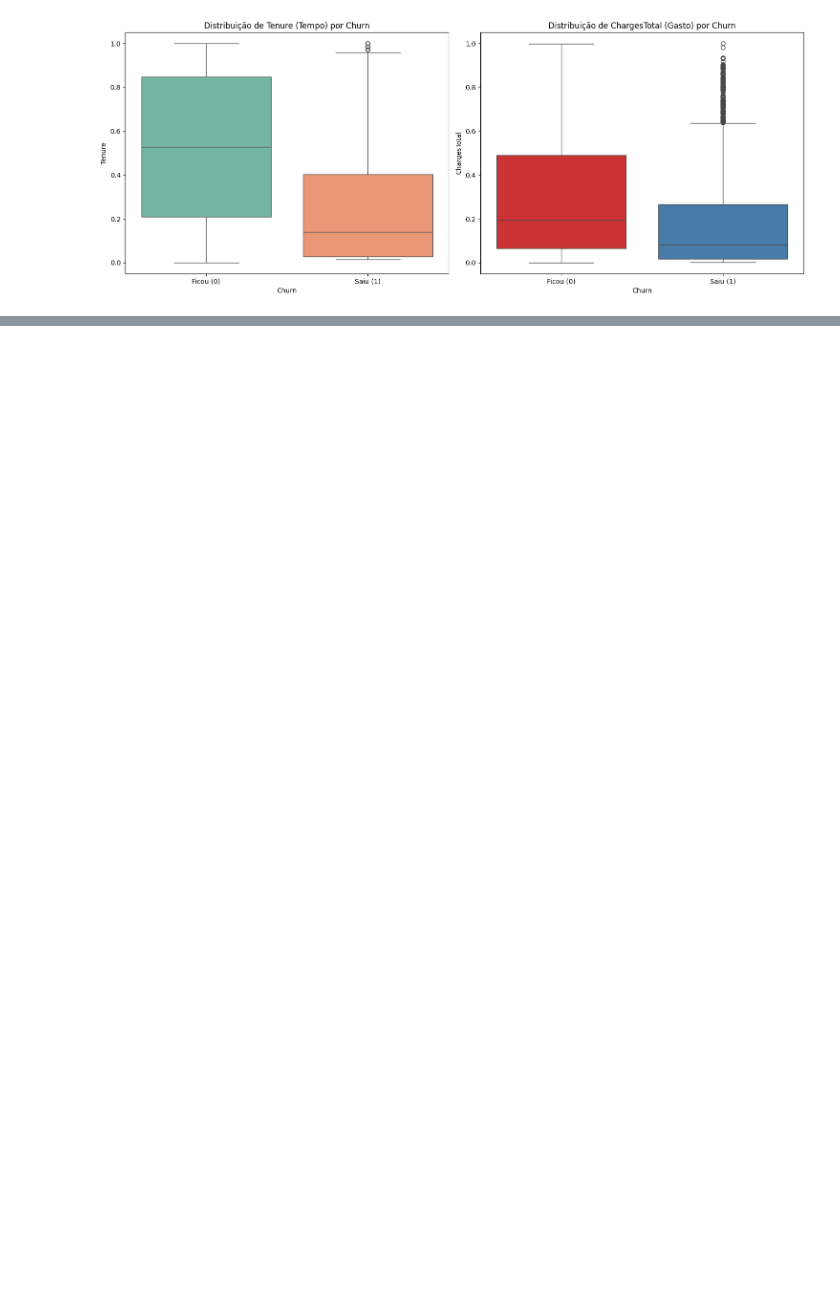
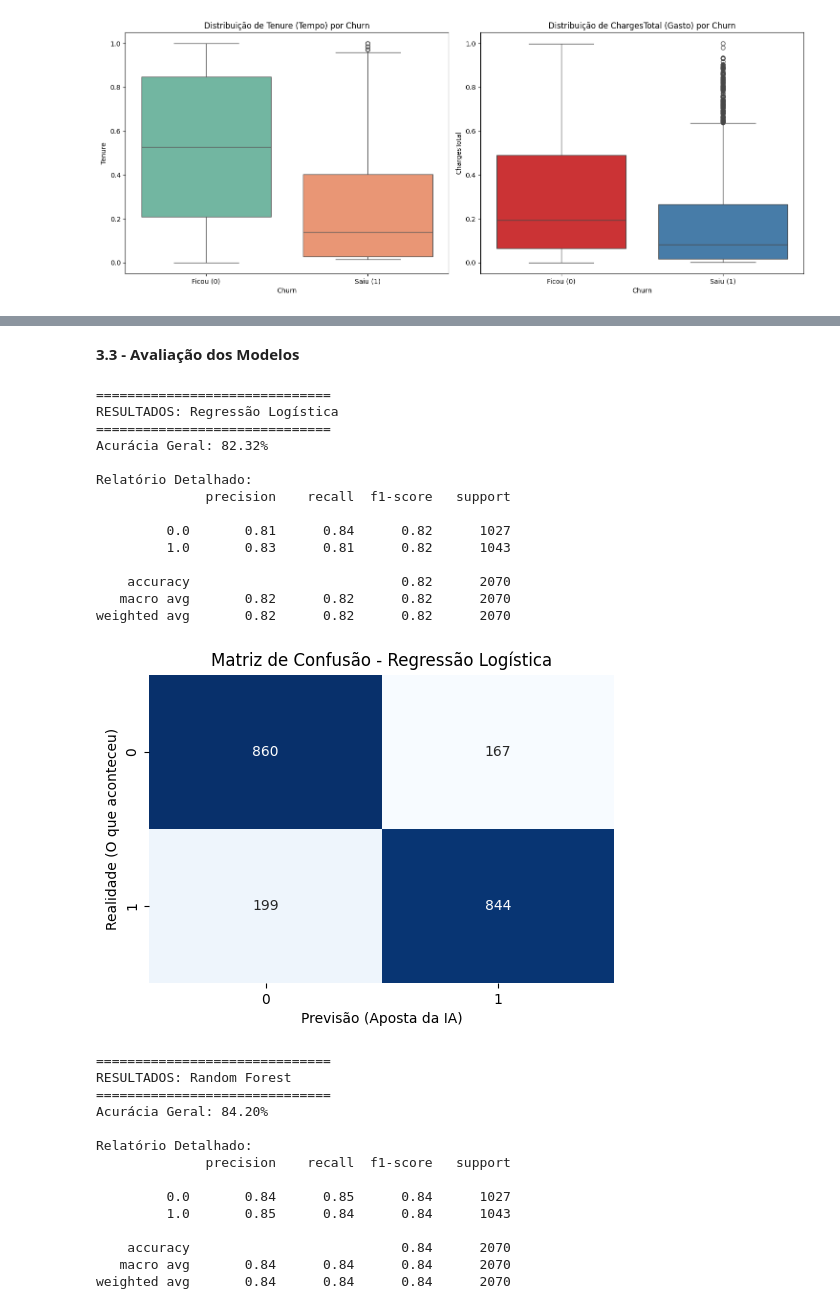
Before and after one commit to jcmaiolo/telecom_x_parte2_prevendo_churn, a Jupyter notebook: telecom_x_parte2_prevendo_churn.ipynb, the cells around one changed output, grey strips where cells are left out. Drawn from its saved outputs; the diff is of its cells as text; code cells hidden in the pictures; blank space fills up the shorter version.

```diff
--- a/telecom_x_parte2_prevendo_churn.ipynb
+++ b/telecom_x_parte2_prevendo_churn.ipynb
@@ -263,0 +302,17 @@ plt.show()
+# %%
+from sklearn.linear_model import LogisticRegression
+from sklearn.ensemble import RandomForestClassifier
+
+# Instanciando os modelos (Criando os 'cérebros')
+modelo_logistica = LogisticRegression(random_state=42)
+modelo_rf = RandomForestClassifier(random_state=42)
+
+# Treinamento: O modelo estuda as características (X_train) e as respostas (y_train)
+modelo_logistica.fit(X_train, y_train)
+modelo_rf.fit(X_train, y_train)
+
+# 3. Predição: O modelo tenta adivinhar o resultado para os dados que ele nunca viu (X_test)
+pred_logistica = modelo_logistica.predict(X_test)
+pred_rf = modelo_rf.predict(X_test)
+
+print("Modelos criados e treinados com sucesso!")
@@ -263,0 +321,62 @@ plt.show()
+# %% [markdown]
+**3.3 - Avaliação dos Modelos**
+# %%
+from sklearn.metrics import classification_report, confusion_matrix, accuracy_score
+
+def exibir_resultados(nome, y_real, y_pred):
+    print(f"\n{'='*30}")
+    print(f"RESULTADOS: {nome}")
+    print(f"{'='*30}")
+
+    # 1. Acurácia Simples
+    acc = accuracy_score(y_real, y_pred)
+    print(f"Acurácia Geral: {acc:.2%}")
+
+    # 2. Relatório Completo (Precisão, Recall, F1)
+    print("\nRelatório Detalhado:")
+    print(classification_report(y_real, y_pred))
+
+    # 3. Matriz de Confusão Visual
+    cm = confusion_matrix(y_real, y_pred)
+    plt.figure(figsize=(6,4))
+    sns.heatmap(cm, annot=True, fmt='d', cmap='Blues', cbar=False)
+    plt.title(f'Matriz de Confusão - {nome}')
+    plt.xlabel('Previsão (Aposta da IA)')
+    plt.ylabel('Realidade (O que aconteceu)')
+    plt.show()
+
+# Chamando para a Regressão Logística
+exibir_resultados("Regressão Logística", y_test, pred_logistica)
+
+# Chamando para a Random Forest
+exibir_resultados("Random Forest", y_test, pred_rf)
+# %% [output]
+==============================
+RESULTADOS: Regressão Logística
+==============================
+Acurácia Geral: 82.32%
+
+Relatório Detalhado:
+              precision    recall  f1-score   support
+
+         0.0       0.81      0.84      0.82      1027
+         1.0       0.83      0.81      0.82      1043
+
+    accuracy                           0.82      2070
+   macro avg       0.82      0.82      0.82      2070
+weighted avg       0.82      0.82      0.82      2070
+[figure, added]
+==============================
+RESULTADOS: Random Forest
+==============================
+Acurácia Geral: 84.20%
+
+Relatório Detalhado:
+              precision    recall  f1-score   support
+
+         0.0       0.84      0.85      0.84      1027
+         1.0       0.85      0.84      0.84      1043
+
+    accuracy                           0.84      2070
+   macro avg       0.84      0.84      0.84      2070
+weighted avg       0.84      0.84      0.84      2070
```
Also changed, not shown: parts of 30 cells of this notebook.
